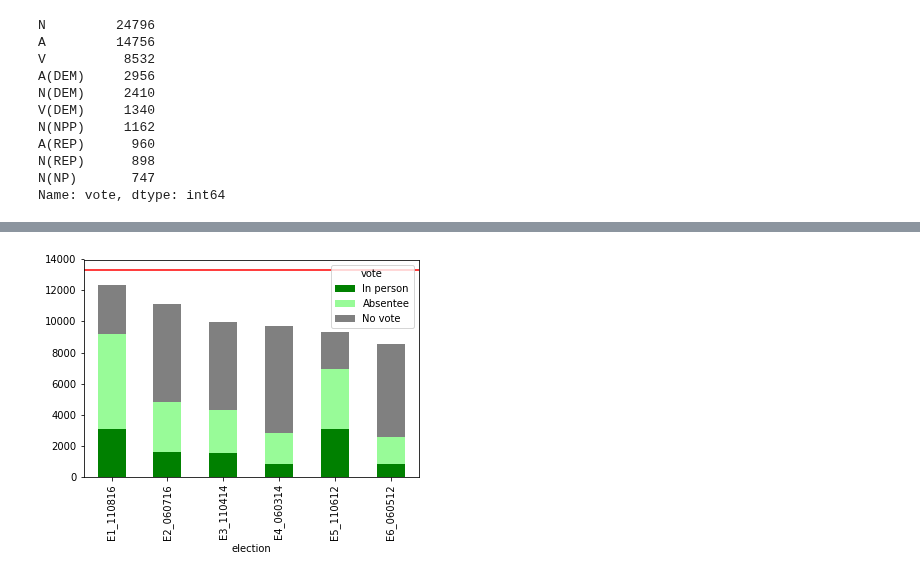
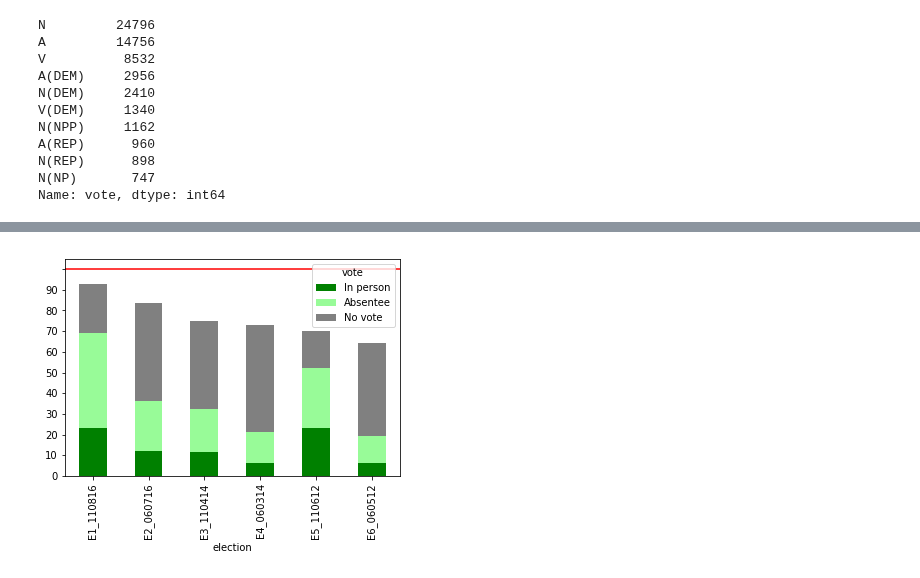
Before and after one commit to alsnkline/LocalVoters, a Jupyter notebook: 01_The Data By Column.ipynb, the cells around one changed output, grey strips where cells are left out. Saved outputs shown, nothing was run; the diff lists cells and outputs as text; code cells hidden in the pictures.

```diff
--- a/01_The Data By Column.ipynb
+++ b/01_The Data By Column.ipynb
@@ -324,16 +324,16 @@ f['vote'] = f['vote'].replace('\(.*\)', '', regex=True)
 # %%
 # ignoring ballot_type and grouping by whether someone voted and in which election
 to = f[['ID','election','vote']].groupby(['vote','election']).count()
 # calculating percent - not used as visible from graph
 #to['percent'] = 100*to['ID']/13307
 # organizing data for plot (getting vote in desired order in columns)
 u = to.unstack('vote')
 u.columns = u.columns.droplevel()
 u = u[['V', 'A', 'N']].rename(columns={'V':'In person', 'A':'Absentee', 'N':'No vote'})
 u.plot(kind='bar', stacked=True, color=['green','palegreen','gray'])
 # plotting line at current number of registered voters
 plt.axhline(13307, color='r')
-#plt.yticks(range(0,13307,13307//10), range(0,100,10))
+plt.yticks(range(0,13307,13307//10), range(0,100,10))
 plt.show()
 # %% [output]
-[figure, old version]
+[figure, new version]
```
Also changed, not shown: parts of 1 cell of this notebook, 5 other files.
